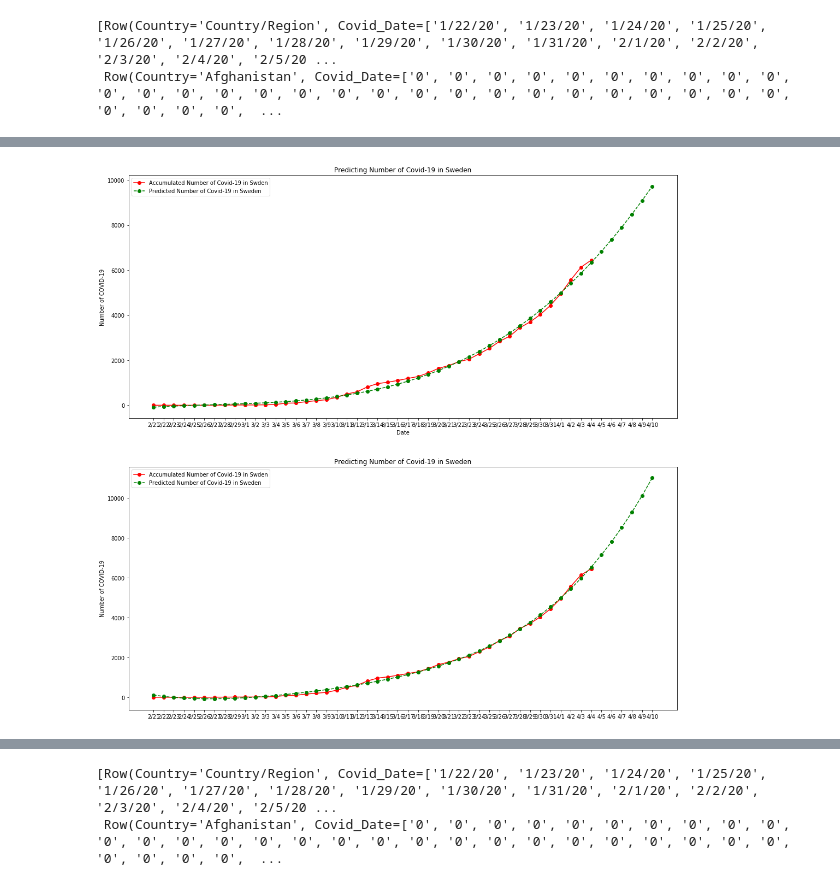
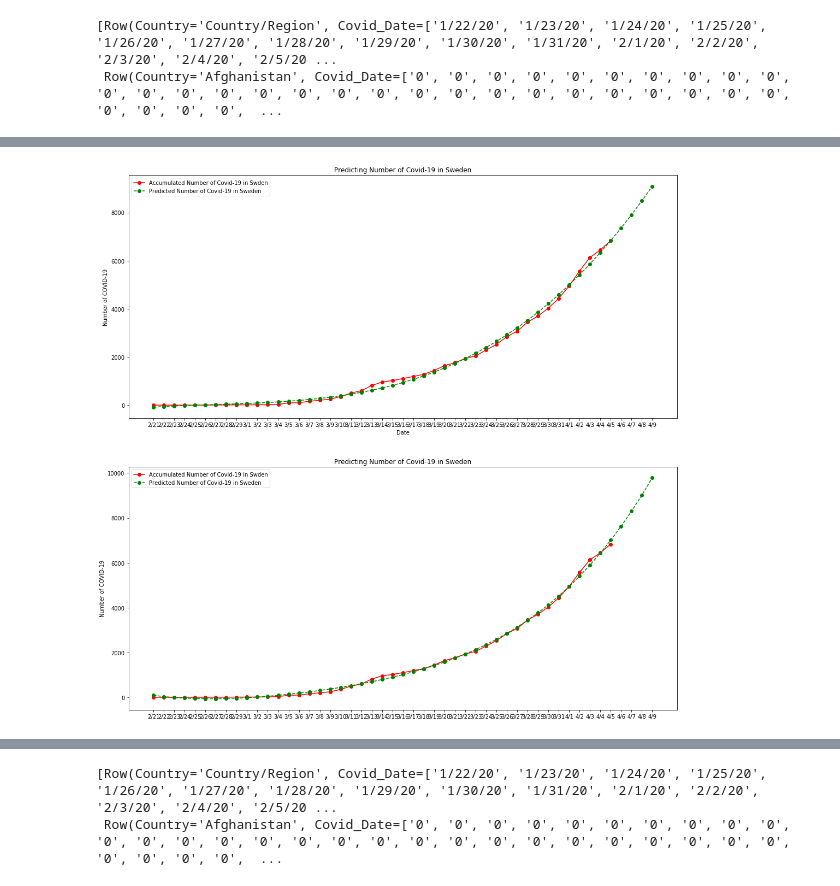
Before and after one commit to xingyazhou/datageek-github, a Jupyter notebook: COVID-19 Analysis.ipynb, the cells around one changed output, grey strips where cells are left out. Saved outputs shown, nothing was run; the diff lists cells and outputs as text; code cells hidden in the pictures.

```diff
--- a/COVID-19 Analysis.ipynb
+++ b/COVID-19 Analysis.ipynb
@@ -150,5 +150,5 @@ plt.show()
 # %%
-N=6
+N=4
 length=len(acc_num_covid[30:])
 x = np.linspace(1, length,length)
 x2 = np.linspace(1, length+N,length+N)
@@ -162,34 +162,34 @@ dates=['2/21', '2/22', '2/23', '2/24', '2/25', '2/26', '2/27', '2/28',
 
 Covid_Sweden=df.select("Covid_Date").where(df.Country=="Sweden")
 acc_num_covid=Covid_Sweden.toPandas().Covid_Date.array[0]
 acc_num_covid=np.array(acc_num_covid).astype(np.integer)
 dy=np.diff(acc_num_covid)
 
 z3 = np.polyfit(x,acc_num_covid[30:], 3)
 p3 = np.poly1d(z3)
 
 z4 = np.polyfit(x,acc_num_covid[30:], 4)
 p4 = np.poly1d(z4)
 
 plt.figure(figsize=(18,18))
 plt.subplot(2, 1, 1)
 plt.title("Predicting Number of Covid-19 in Sweden")
 plt.xlabel("Date")
 plt.ylabel("Number of COVID-19")
 plt.plot(dates[0:length],acc_num_covid[30:],'-ro',label="Accumulated Number of Covid-19 in Swden")
 plt.plot(dates[:len(x2)],p3(x2),'--go',label="Predicted Number of Covid-19 in Sweden")
 plt.legend(loc="upper left")
 
 plt.subplot(2, 1, 2)
 plt.title("Predicting Number of Covid-19 in Sweden")
 plt.ylabel("Number of COVID-19")
 plt.plot(dates[0:length],acc_num_covid[30:],'-ro',label="Accumulated Number of Covid-19 in Swden")
 plt.plot(dates[0:len(x2)],p4(x2),'--go',label="Predicted Number of Covid-19 in Sweden")
 plt.legend(loc="upper left")
 
 plt.show()
 # %% [output]
-[figure, old version]
+[figure, new version]
 # %%
 length=len(dy[30:])
 x = np.linspace(1, length,length)
```
Also changed, not shown: parts of 13 cells of this notebook.
